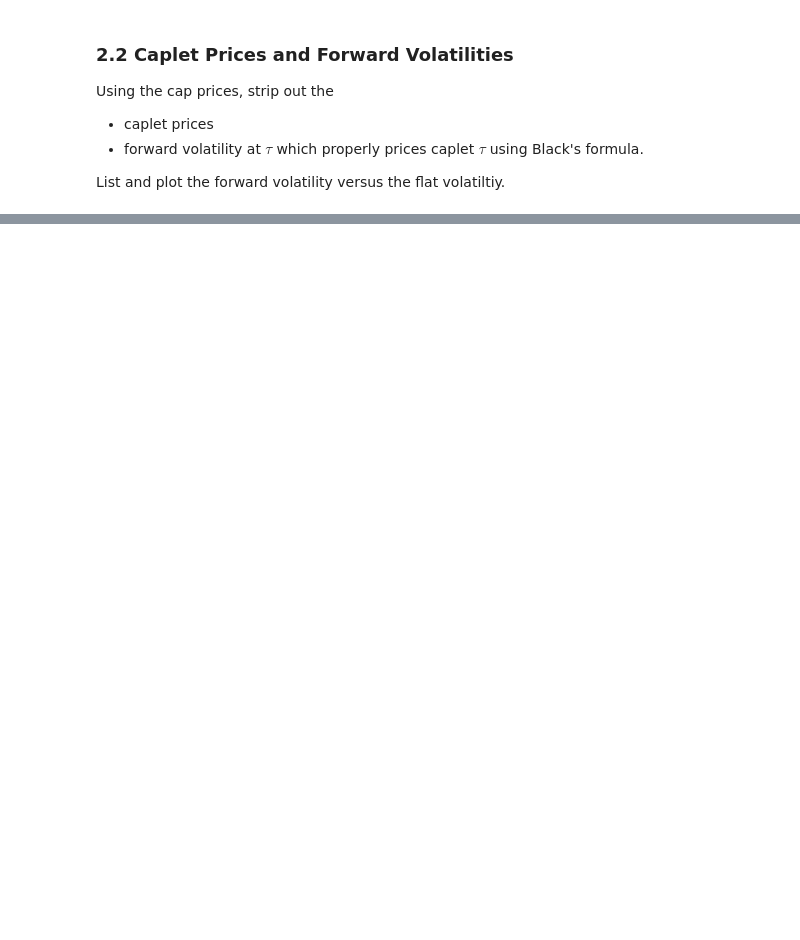
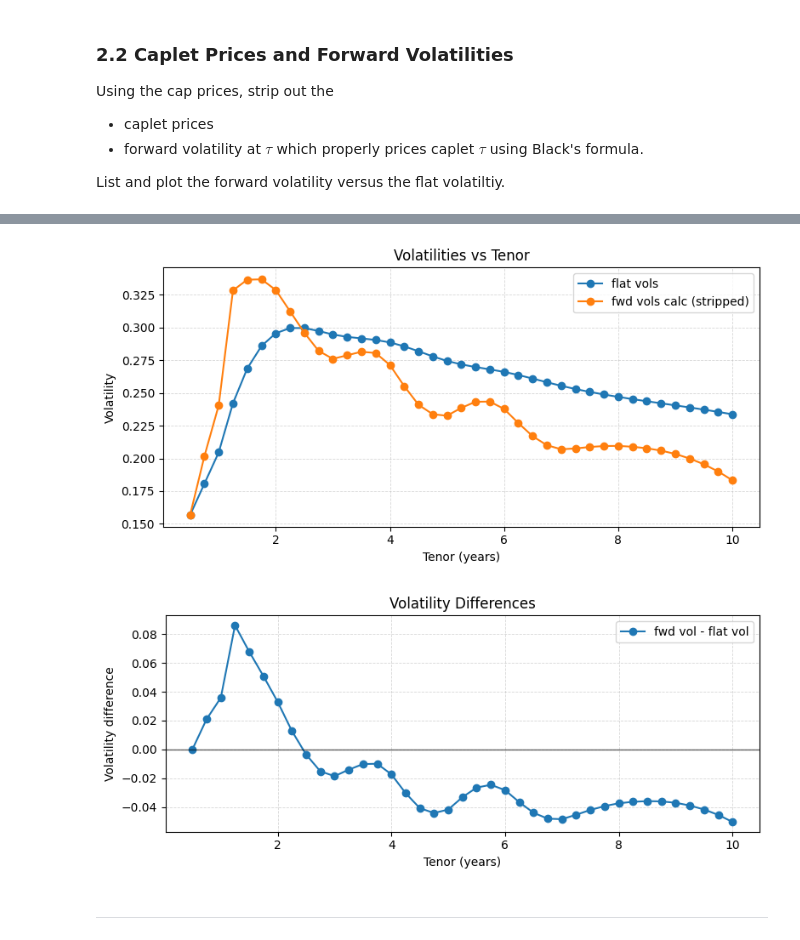
Before and after one commit to reecevdw/FINM-375-GROUP-A, a Jupyter notebook: hw2/E.7.1.%20Stripping%20Caps.ipynb, the cells around one changed output, grey strips where cells are left out. Cells and saved outputs as stored; diff of their text form; code cells hidden in the pictures; blank space fills up the shorter version.

```diff
--- a/hw2/E.7.1.%20Stripping%20Caps.ipynb
+++ b/hw2/E.7.1.%20Stripping%20Caps.ipynb
@@ -81,0 +94,5 @@ A few details
+# %%
+df = pd.read_excel(r'data/cap_curves_2025-06-30.xlsx')
+df['fixing'] = df['tenor'] - 0.25
+
+display(df)
@@ -82,3 +137,6 @@ A few details
+# %%
+# Compounding frequency
+n = 4
 # %% [markdown]
 ### 1.1.
 
@@ -119,3 +316,12 @@ Using the cap prices, strip out the
 * forward volatility at $\tau$ which properly prices caplet $\tau$ using Black's formula.
 
 List and plot the forward volatility versus the flat volatiltiy.
+# %%
+caplets_till_10yr = pd.merge(caps_till_10yr, cap_prices, on='tenor')
+
+caplets_till_10yr['caplet_price'] = np.nan
+caplets_till_10yr['fwd vols calc'] = np.nan
+
+caplets_till_10yr = caplets_till_10yr.set_index('tenor')
+
+display(caplets_till_10yr)
@@ -121,0 +412,38 @@ List and plot the forward volatility versus the flat volatiltiy.
+# %%
+# plot flat vols, fwd vols and fwd vols calc
+# Ensure sorted by tenor for clean lines
+vp = caplets_till_10yr.copy()
+
+fig, ax = plt.subplots(figsize=(8, 4))
+
+ax.plot(vp.index, vp['flat vols'], marker='o', linewidth=1.5, label='flat vols')
+ax.plot(vp.index, vp['fwd vols calc'], marker='o', linewidth=1.5, label='fwd vols calc (stripped)')
+
+ax.set_title('Volatilities vs Tenor')
+ax.set_xlabel('Tenor (years)')
+ax.set_ylabel('Volatility')
+ax.grid(True, which='both', linestyle='--', linewidth=0.6, alpha=0.5)
+ax.legend()
+
+plt.tight_layout()
+plt.show()
+
+# plot differences
+fig, ax = plt.subplots(figsize=(8, 3.5))
+
+ax.plot(vp.index, vp['fwd vols calc'] - vp['flat vols'], marker='o', linewidth=1.5, label='fwd vol - flat vol')
+
+ax.axhline(0.0, color='k', linewidth=1.0, alpha=0.6)
+ax.set_title('Volatility Differences')
+ax.set_xlabel('Tenor (years)')
+ax.set_ylabel('Volatility difference')
+ax.grid(True, which='both', linestyle='--', linewidth=0.6, alpha=0.5)
+ax.legend()
+
+plt.tight_layout()
+plt.show()
+# %% [output]
+[figure, added]
+[figure, added]
+# %% [markdown]
+-----
```
Also changed, not shown: parts of 10 cells of this notebook.
